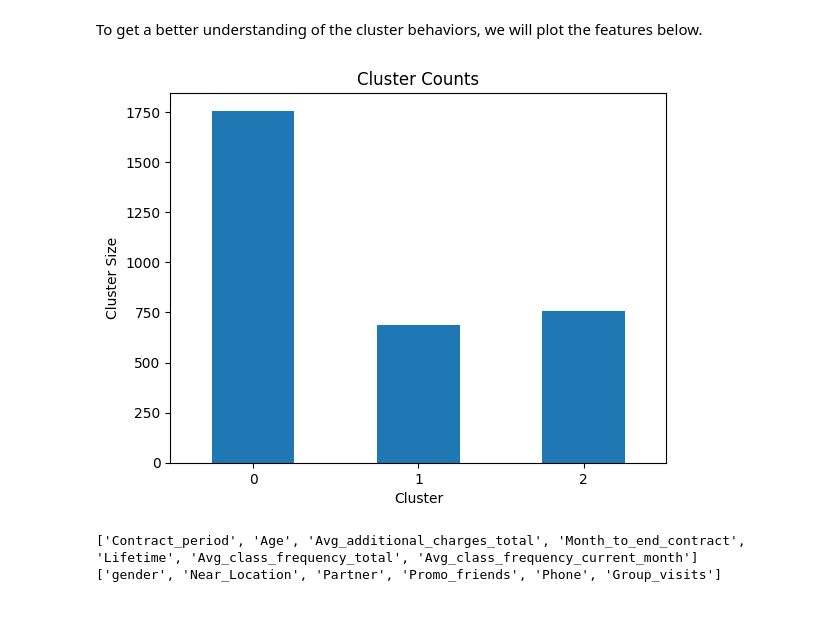
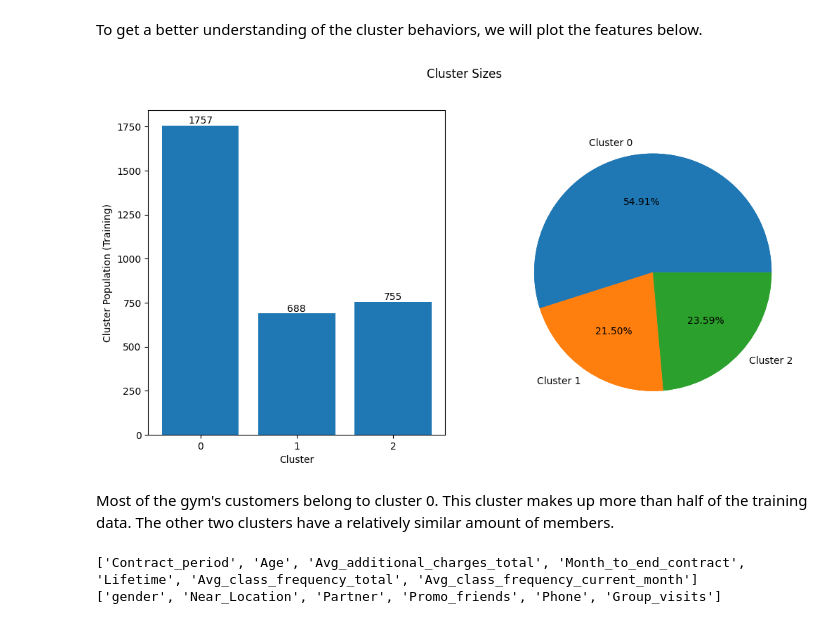
Before and after one commit to kennethwirjadisastra/customer_churn, a Jupyter notebook: gym_churn_clustering.ipynb, the cells around one changed output. Drawn from its saved outputs; the diff is of its cells as text; code cells hidden in the pictures.

Commit message:
cluster size plots

```diff
--- a/gym_churn_clustering.ipynb
+++ b/gym_churn_clustering.ipynb
@@ -140,14 +140,31 @@ These clusters were generated from the features of our dataset. Something intere
 * Loyal customers (12 month contracts and highest lifetime average)
 # %% [markdown]
 To get a better understanding of the cluster behaviors, we will plot the features below.
-# %%
-train_data_hard_clusters.groupby('Cluster').size().plot.bar()
-plt.title('Cluster Counts')
-plt.ylabel('Cluster Size')
-plt.xticks([0,1,2], ['0', '1', '2'], rotation=0)
-plt.show()
-# %% [output]
-[figure, removed]
+# %%
+fig, (ax1, ax2) = plt.subplots(ncols=2, nrows=1, figsize=(12,6))
+
+fig.suptitle('Cluster Sizes')
+
+train_cluster_sizes = train_data_hard_clusters.groupby('Cluster').size()
+
+bar_plot = ax1.bar(train_cluster_sizes.index, train_cluster_sizes)
+ax1.bar_label(bar_plot)
+ax1.set_xlabel('Cluster')
+ax1.set_ylabel('Cluster Population (Training)')
+ax1.set_xticks(train_cluster_sizes.index, [f'{idx}' for idx in train_cluster_sizes.index], rotation=0)
+
+
+pie_chart = ax2.pie(train_cluster_sizes)
+
+train_cluster_sizes.plot.pie(labels=[f'Cluster {idx}' for idx in train_cluster_sizes.index],
+                             autopct='%1.2f%%', ax=ax2)
+
+
+plt.show()
+# %% [output]
+[figure, added]
+# %% [markdown]
+Most of the gym's customers belong to cluster 0. This cluster makes up more than half of the training data. The other two clusters have a relatively similar amount of members.
 # %%
 quantitative_features = []
 binary_features = []
```
